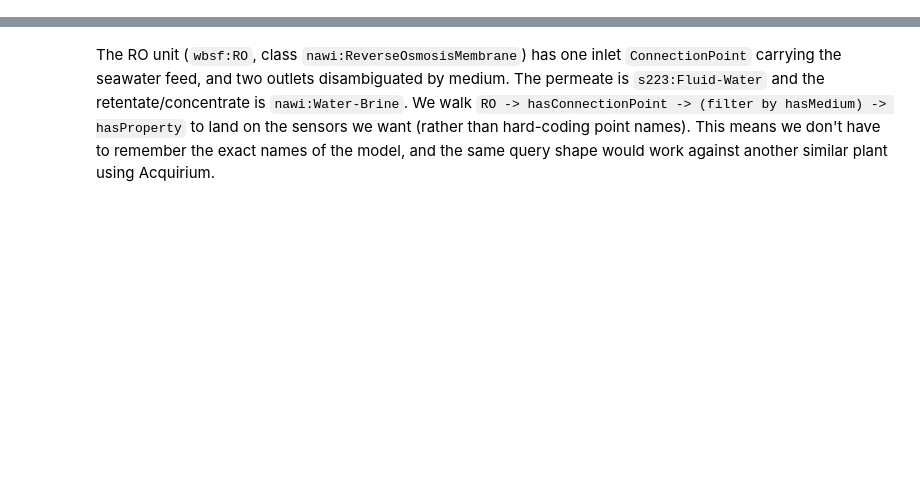
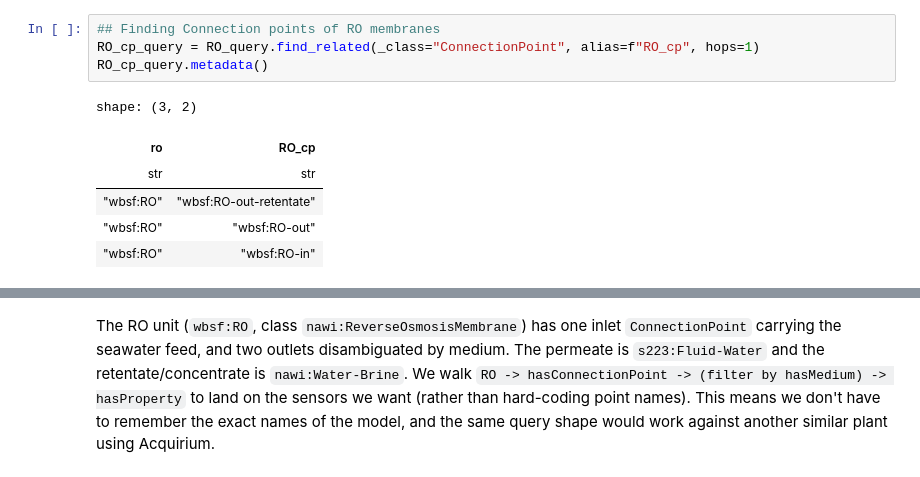
Before and after one commit to DataDrivenCPS/acquirium, a Jupyter notebook: notebooks/watertap/soft-sensor.ipynb, the cells around one changed output, grey strips where cells are left out. Drawn from its saved outputs; the diff is of its cells as text; blank space fills up the shorter version.

```diff
--- a/notebooks/watertap/soft-sensor.ipynb
+++ b/notebooks/watertap/soft-sensor.ipynb
@@ -51,0 +69,11 @@ We can interrogate our data using acquirium to find our features and target vari
+# %%
+## Finding Connection points of RO membranes
+RO_cp_query = RO_query.find_related(_class="ConnectionPoint", alias=f"RO_cp", hops=1)
+RO_cp_query.metadata()
+# %% [output]
+shape: (3, 2)
+| ro | RO_cp |
+| str | str |
+| "wbsf:RO" | "wbsf:RO-out-retentate" |
+| "wbsf:RO" | "wbsf:RO-out" |
+| "wbsf:RO" | "wbsf:RO-in" |
```
Also changed, not shown: parts of 8 cells of this notebook.
